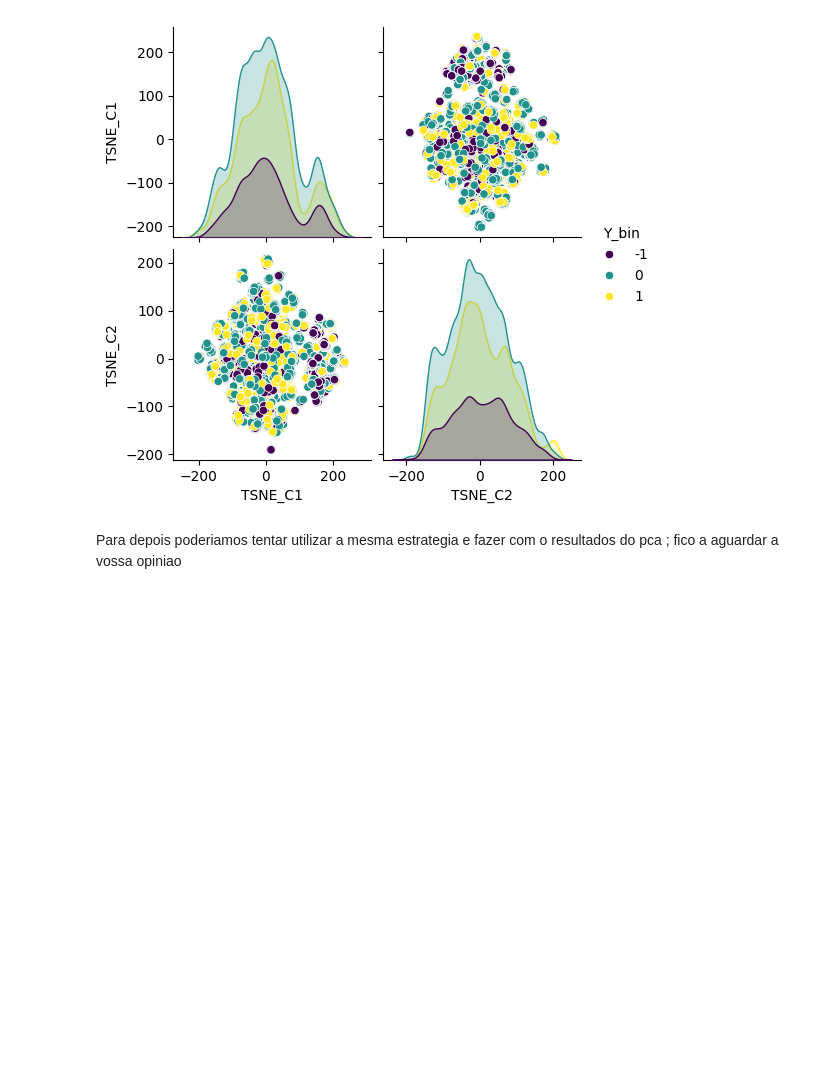
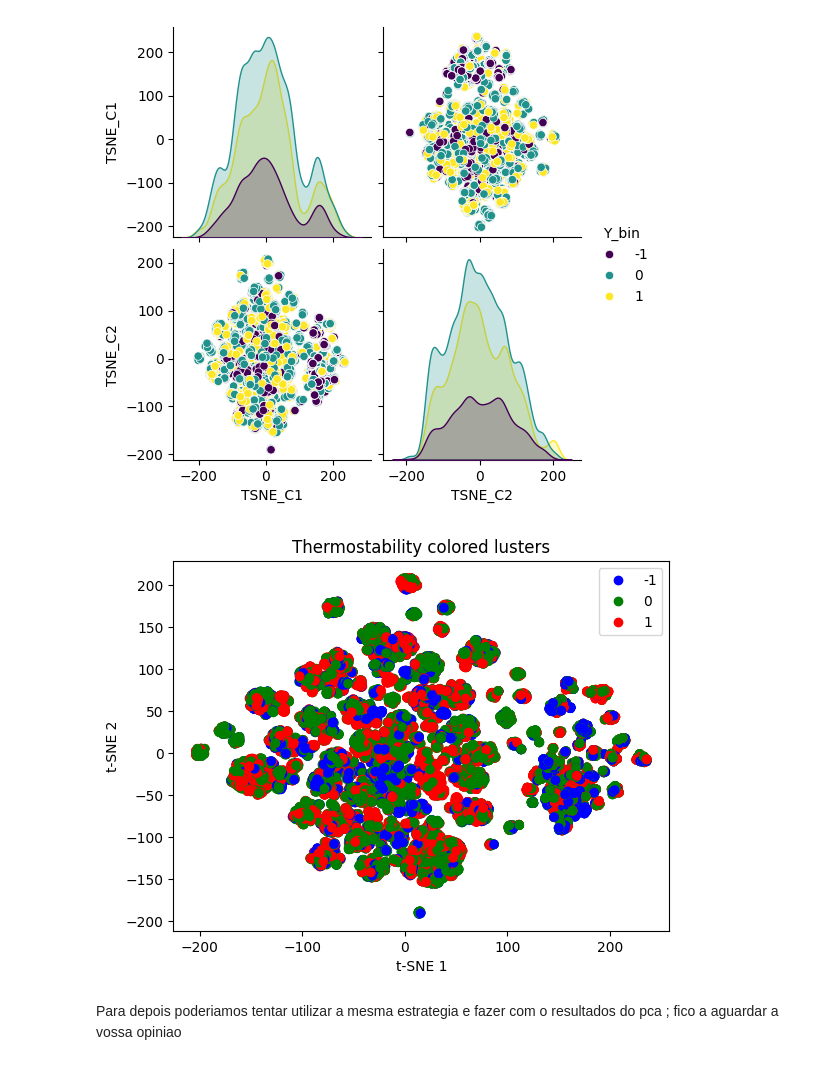
Before and after one commit to GuilhermeLoboSousa/Work-SIB, a Jupyter notebook: Parte2.ipynb, the cells around one changed output. Drawn from its saved outputs; the diff is of its cells as text; code cells hidden in the pictures; blank space fills up the shorter version.

```diff
--- a/Parte2.ipynb
+++ b/Parte2.ipynb
@@ -294,6 +294,22 @@ sns.pairplot(dados_tsne, hue='Y_bin', vars=['TSNE_C1', 'TSNE_C2'], palette='viri
 # %% [output]
 <seaborn.axisgrid.PairGrid at 0x...>
 [figure]
+# %%
+class_tm_colors = {-1:'blue', 0:'green', 1:'red'}
+class_colors = []
+
+for classification in dados_tsne['Y_bin']:
+    class_colors.append(class_tm_colors[classification])
+
+plt.scatter(dados_tsne['TSNE_C1'], dados_tsne['TSNE_C2'], c=class_colors)
+plt.xlabel('t-SNE 1')
+plt.ylabel('t-SNE 2')
+plt.title('Thermostability colored lusters')
+handles = [plt.plot([], marker="o", ls="", color=class_tm_colors[c], label=c)[0] for c in class_tm_colors]
+plt.legend(handles=handles)
+plt.show()
+# %% [output]
+[figure, added]
 # %% [markdown]
 Para depois poderiamos tentar utilizar a mesma estrategia e fazer com o resultados do pca ; fico a aguardar a vossa opiniao
 # %% [markdown]
```
Also changed, not shown: parts of 1 cell of this notebook.
